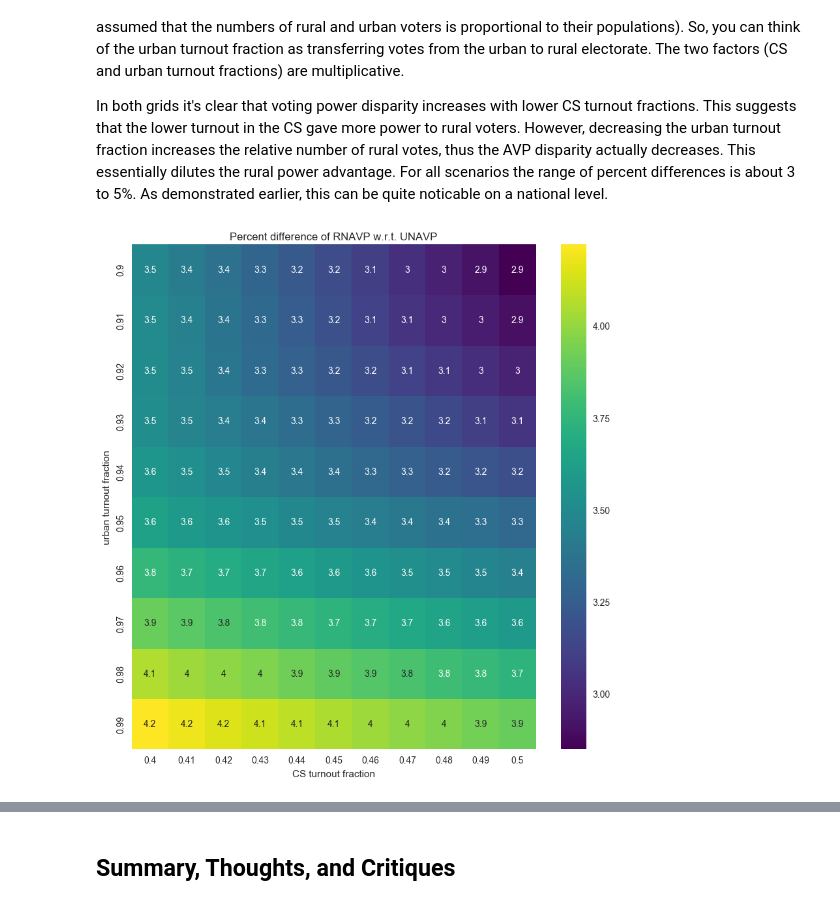
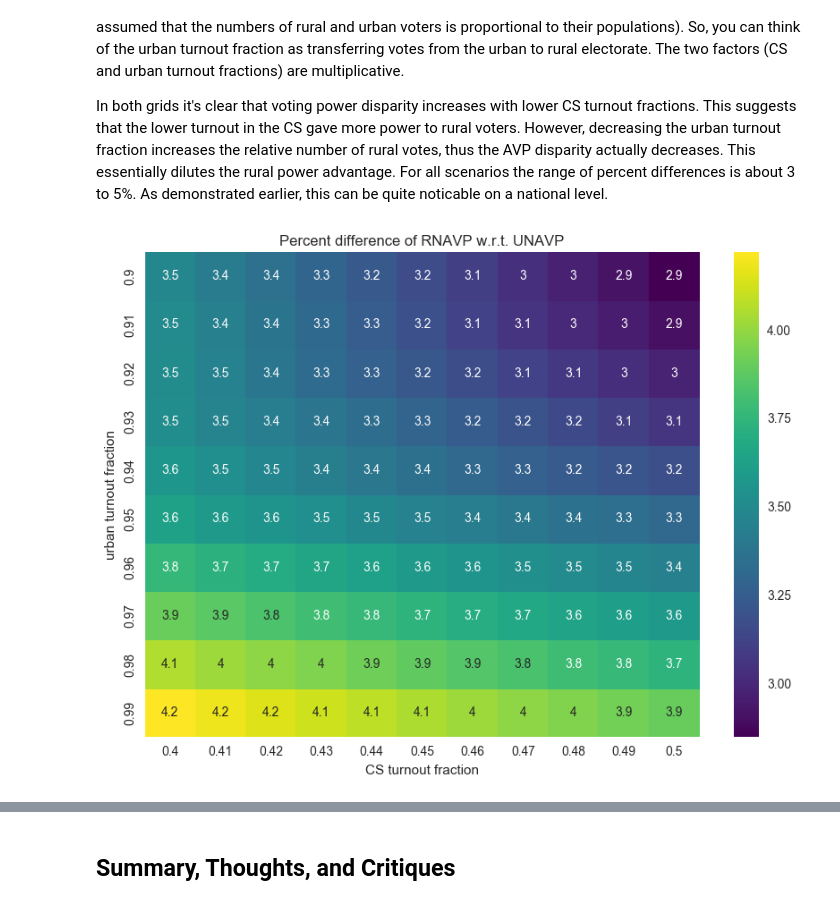
Before and after one commit to jhetherly/EC_rural_versus_urban, a Jupyter notebook: Rural vs Urban EC votes.ipynb, the cells around one changed output, grey strips where cells are left out. Cells and saved outputs as stored; diff of their text form; code cells hidden in the pictures.

Commit message:
plot refinement

```diff
--- a/Rural vs Urban EC votes.ipynb
+++ b/Rural vs Urban EC votes.ipynb
@@ -446,13 +446,13 @@ Finally, here are the most impactful plots. These are grids of percent differenc
 In both grids it's clear that voting power disparity increases with lower CS turnout fractions. This suggests that the lower turnout in the CS gave more power to rural voters. However, decreasing the urban turnout fraction increases the relative number of rural votes, thus the AVP disparity actually decreases. This essentially dilutes the rural power advantage. For all scenarios the range of percent differences is about 3 to 5%. As demonstrated earlier, this can be quite noticable on a national level.
 # %%
 prev_size = plt.rcParams['figure.figsize']
-plt.rcParams['figure.figsize'] = (10,10)
+plt.rcParams['figure.figsize'] = (10,7)
 g = sns.heatmap(100*frac_diff_RNAVP_to_UNAVP_df, annot=True, cmap='viridis')
 g.set_xlabel('CS turnout fraction')
 g.set_ylabel('urban turnout fraction')
 g.set_title('Percent difference of RNAVP w.r.t. UNAVP')
 plt.rcParams['figure.figsize'] = prev_size
 # %% [output]
-[figure, old version]
+[figure, new version]
 # %%
 prev_size = plt.rcParams['figure.figsize']
```
Also changed, not shown: parts of 3 cells of this notebook.
